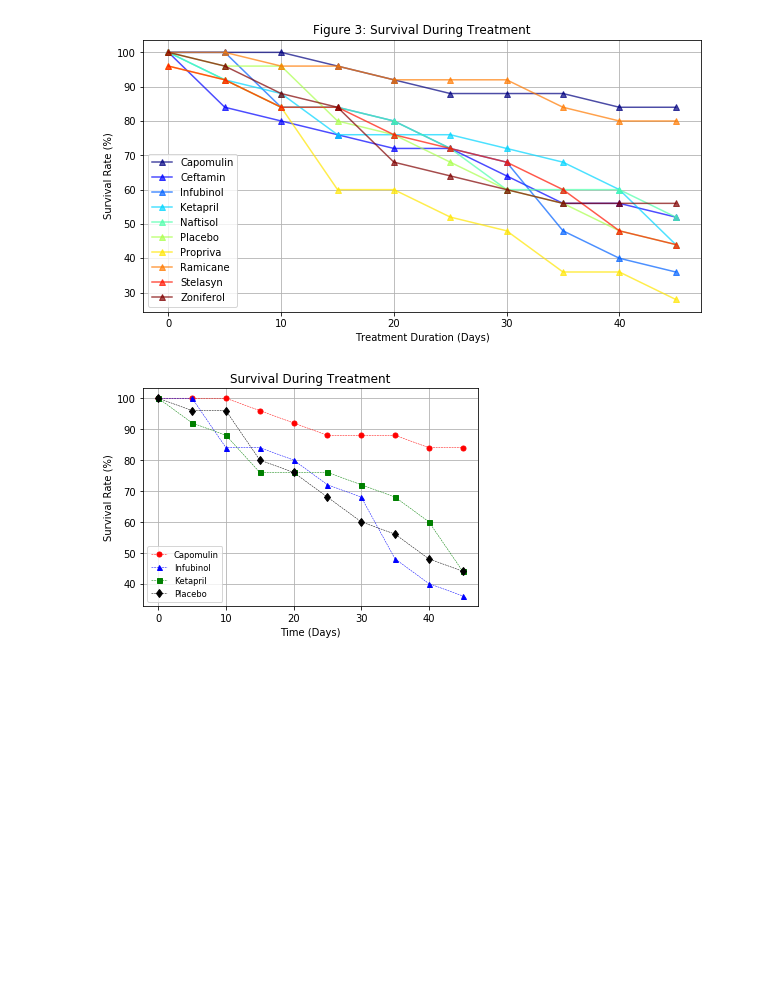
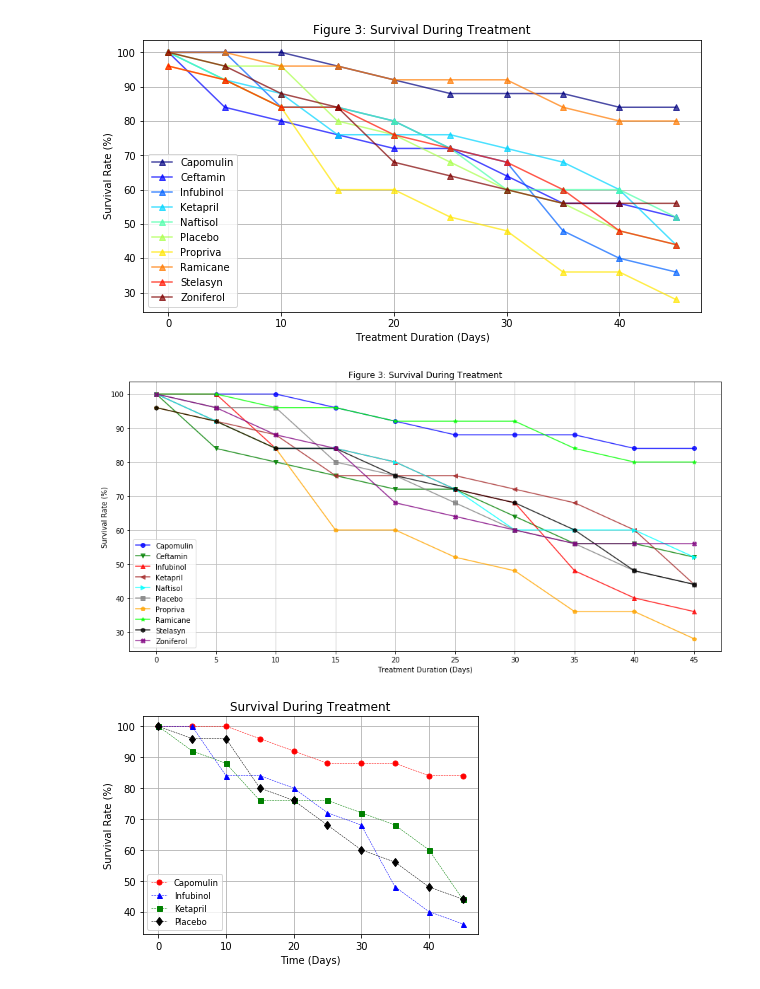
Before and after one commit to daddyjab/PythonAssignments, a Jupyter notebook: Pymaceuticals/pymaceuticals_starter-jb.ipynb, the cells around one changed output. Cells and saved outputs as stored; diff of their text form; code cells hidden in the pictures; blank space fills up the shorter version.

```diff
--- a/Pymaceuticals/pymaceuticals_starter-jb.ipynb
+++ b/Pymaceuticals/pymaceuticals_starter-jb.ipynb
@@ -420,8 +413,8 @@ count_m_df.head()
 | 3 | Capomulin | 15 | 24 | 96.0 |
 | 4 | Capomulin | 20 | 23 | 92.0 |
 # %%
-count_m_pv_df = count_m_df.pivot(index='Timepoint', columns='Drug', values='Survival Rate')
-count_m_pv_df
+survival_pv_df = count_m_df.pivot(index='Timepoint', columns='Drug', values='Survival Rate')
+survival_pv_df
 # %% [output]
 | Drug | Capomulin | Ceftamin | Infubinol | Ketapril | Naftisol | Placebo | Propriva | Ramicane | Stelasyn | ... |
 | Timepoint |  |  |  |  |  |  |  |  |  | ... |
@@ -457,6 +450,50 @@ ax3.legend(loc="best")
 plt.show()
 # %% [output]
 [figure]
+# %%
+# Generate the plot
+fig3, ax3 = plt.subplots(figsize=(15,7))
+
+d_xvalues = range(len(survival_pv_df.index))
+
+# Generate bars by iterating through each drug
+for d_i in range(len(survival_pv_df.columns)):
+
+    # Select the line marker
+    d_marker = markers_list[d_i]
+
+    # If the "drug" is "Placebo" (i.e., no drug therapy applied),
+    #  then force the bar color to grey
+    if survival_pv_df.columns[d_i].lower() == "placebo":
+        d_color = mcolors.CSS4_COLORS['grey']
+    else:
+        d_color = mcolors.CSS4_COLORS[colors_list_CSS[d_i]]
+
+    # The values to plot for this line
+    d_yvalues = survival_pv_df.iloc[:,d_i]
+
+    # Label for this line
+    d_label = survival_pv_df.columns[d_i]
+
+    # Plot this line
+    ax3.plot(d_xvalues, d_yvalues, label=d_label, color=d_color, marker=d_marker, alpha=0.8 )
+
+#ax3 = survival_pv_df.plot(style = '^-', grid=True, figsize=(10,5), colormap='jet', alpha=0.7)
+
+# Set the x-axis tick marks and tick labels
+ax3.set_xticks(range(len(survival_pv_df.index)))
+ax3.set_xticklabels(survival_pv_df.index, rotation=0)
+
+# Set major axis labels, title, legend, grid
+ax3.set_xlabel("Treatment Duration (Days)")
+ax3.set_ylabel("Survival Rate (%)")
+ax3.set_title("Figure 3: Survival During Treatment")
+ax3.legend(loc="best")
+ax3.grid(True, axis='both', color='0.75')
+
+plt.show()
+# %% [output]
+[figure, added]
 # %%
 # Save the Figure
 fig3.savefig("results\Survival During Treatment (Figure 3)")
```
Also changed, not shown: parts of 11 cells of this notebook, 3 other files.
